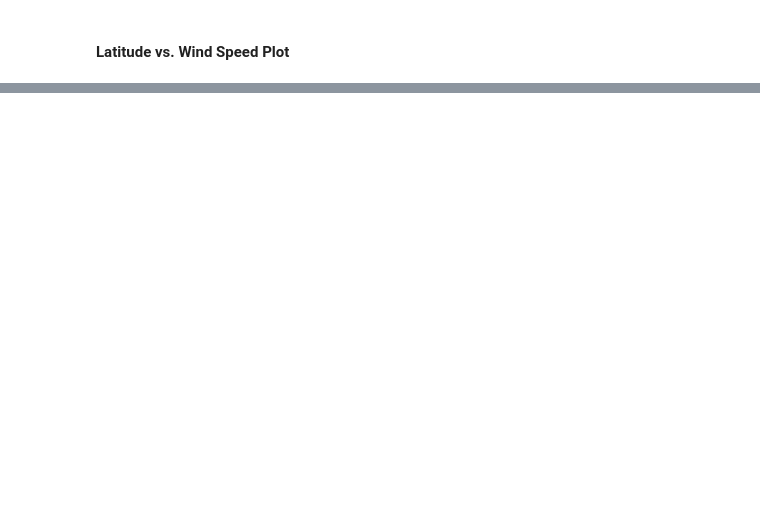
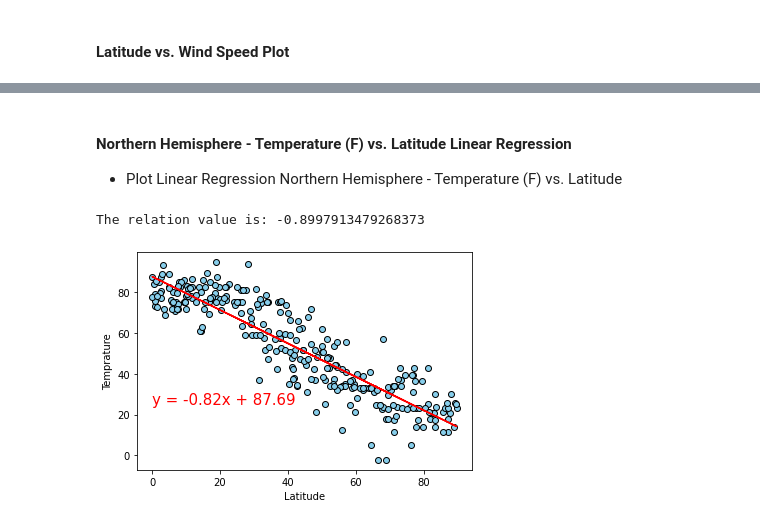
Before and after one commit to pparashar68/python-api-challenge, a Jupyter notebook: WeatherPy/WeatherPy.ipynb, the cells around one changed output, grey strips where cells are left out. Drawn from its saved outputs; the diff is of its cells as text; code cells hidden in the pictures; blank space fills up the shorter version.

Commit message:
Added part2 plotting and linear regression code

```diff
--- a/WeatherPy/WeatherPy.ipynb
+++ b/WeatherPy/WeatherPy.ipynb
@@ -161,0 +167,3 @@ plt.show()
+# %%
+northern_hemisphere_weather_df = weather_df.loc[weather_df["Latitude"] >=0]
+northern_hemisphere_weather_df.reset_index(inplace = True)
@@ -161,0 +189,25 @@ plt.show()
+# %%
+def run_LinearRegression(xdata,ydata,xlabel,ylabel,labelpos,file_name):
+    (slope, intercept, rvalue, pvalue, stderr) = linregress(xdata, ydata)
+    print(f"The relation value is: {rvalue}")
+    regress_values = xdata * slope + intercept
+    line_eq = "y = " + str(round(slope,2)) + "x + " + str(round(intercept,2))
+    plt.xlabel(xlabel)
+    plt.ylabel(ylabel)
+    plt.scatter(xdata,ydata,edgecolors="black",facecolors="skyblue")
+    plt.plot(xdata,regress_values,"r-")
+    plt.annotate(line_eq,labelpos,fontsize=15,color="red")
+    plt.savefig(f"{file_name}.png")
+# %% [markdown]
+#### Northern Hemisphere - Temperature (F) vs. Latitude  Linear Regression
+- Plot  Linear Regression Northern Hemisphere - Temperature (F) vs. Latitude
+# %%
+xlabel = "Latitude"
+ylabel = "Temprature"
+labelpos = (0,25)
+file_name = "part2_north_latVStemp"
+run_LinearRegression(northern_hemisphere_weather_df[xlabel],northern_hemisphere_weather_df[ylabel],
+                     xlabel,ylabel,labelpos,file_name)
+# %% [output]
+The relation value is: -0.8997913479268373
+[figure, added]
```
Also changed, not shown: parts of 33 cells of this notebook.
